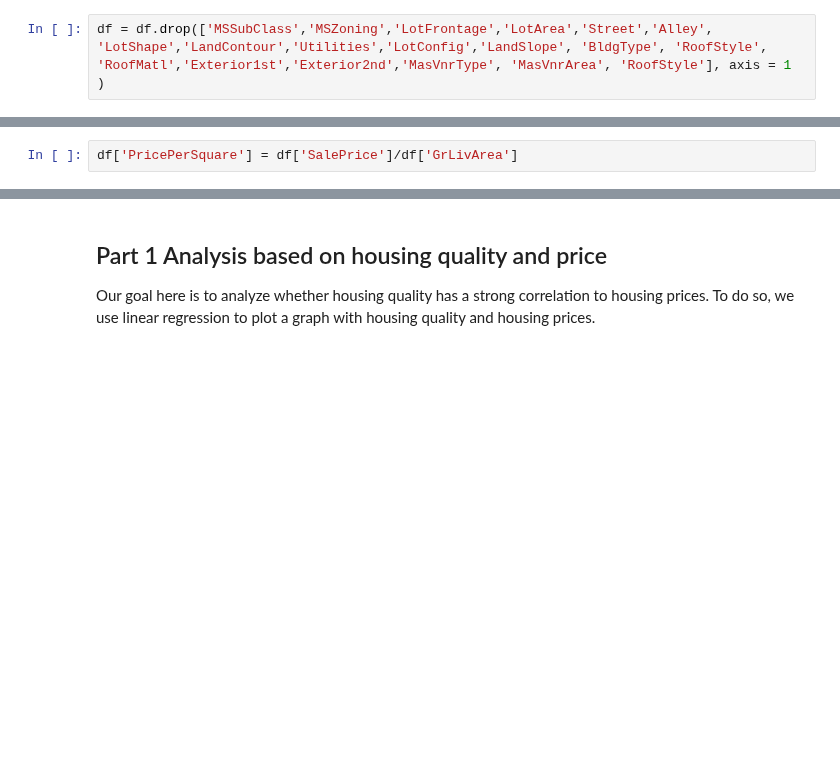
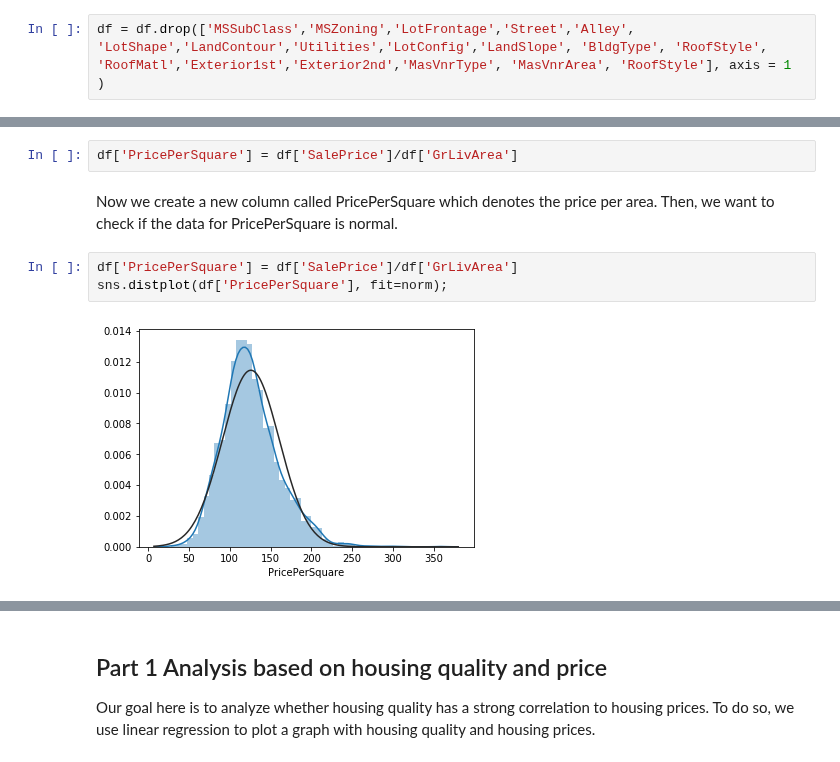
Before and after one commit to muh005/Housing-Price-Analysis, a Jupyter notebook: FinalProject.ipynb, the cells around one changed output, grey strips where cells are left out. Drawn from its saved outputs; the diff is of its cells as text; blank space fills up the shorter version.

```diff
--- a/FinalProject.ipynb
+++ b/FinalProject.ipynb
@@ -41,8 +53,15 @@ df = df.set_index('Id')
 # %% [markdown]
 Data cleaning: For this part, we don't need the columns such as Lot, Root, Basement, etc. So we drop these columns.
 # %%
-df = df.drop(['MSSubClass','MSZoning','LotFrontage','LotArea','Street','Alley', 'LotShape','LandContour','Utilities','LotConfig','LandSlope', 'BldgType', 'RoofStyle', 'RoofMatl','Exterior1st','Exterior2nd','MasVnrType', 'MasVnrArea', 'RoofStyle'], axis = 1 )
+df = df.drop(['MSSubClass','MSZoning','LotFrontage','Street','Alley', 'LotShape','LandContour','Utilities','LotConfig','LandSlope', 'BldgType', 'RoofStyle', 'RoofMatl','Exterior1st','Exterior2nd','MasVnrType', 'MasVnrArea', 'RoofStyle'], axis = 1 )
 # %% [markdown]
 Now we create a new column called PricePerSquare which denotes the price per area.
 # %%
 df['PricePerSquare'] = df['SalePrice']/df['GrLivArea']
+# %% [markdown]
+Now we create a new column called PricePerSquare which denotes the price per area. Then, we want to check if the data for PricePerSquare is normal.
+# %%
+df['PricePerSquare'] = df['SalePrice']/df['GrLivArea']
+sns.distplot(df['PricePerSquare'], fit=norm);
+# %% [output]
+[figure, added]
```
Also changed, not shown: parts of 5 cells of this notebook, 2 other files.
